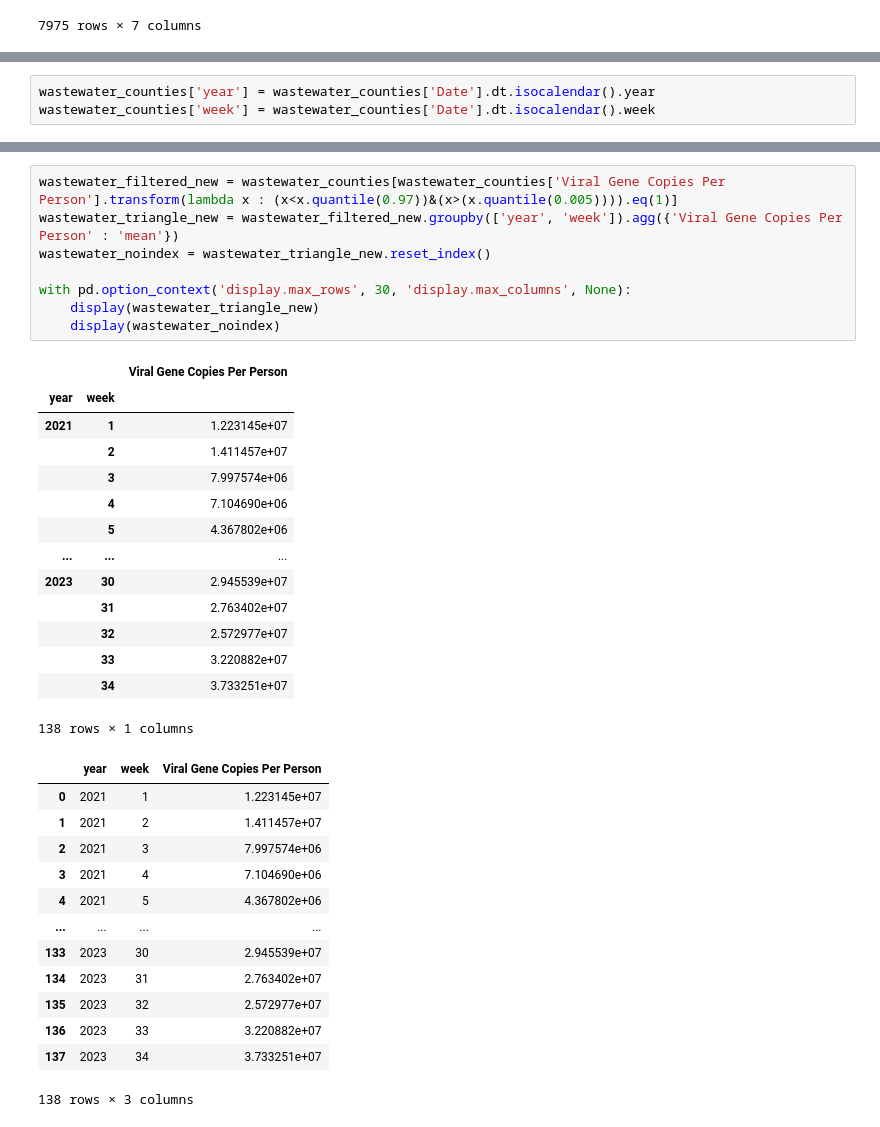
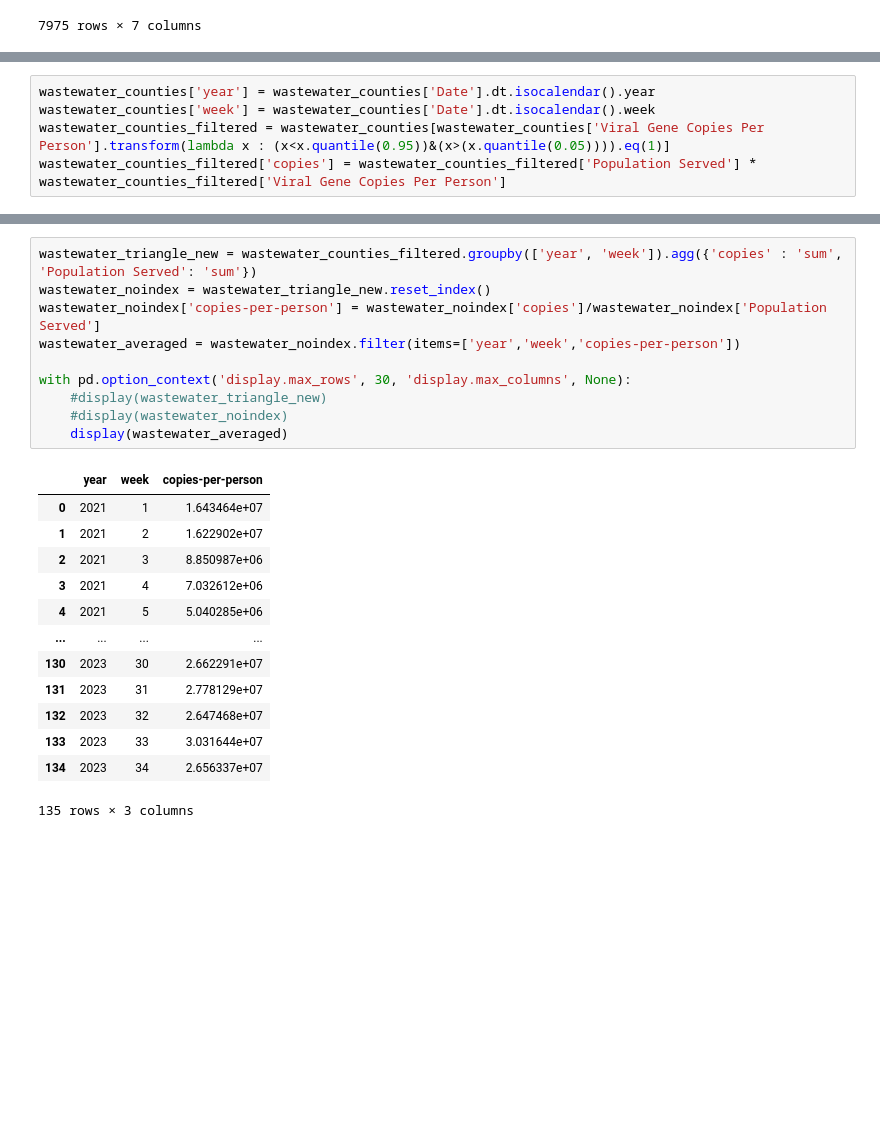
Before and after one commit to rossgrady/covid-wastewater, a Jupyter notebook: wastewater-triangle.ipynb, the cells around one changed output, grey strips where cells are left out. Drawn from its saved outputs; the diff is of its cells as text; blank space fills up the shorter version.

```diff
--- a/wastewater-triangle.ipynb
+++ b/wastewater-triangle.ipynb
@@ -45,5 +38,7 @@ array(['Stanly', 'Wake', 'Orange', 'Mecklenburg', 'Swain,jackson',
 # %%
 wastewater_counties['year'] = wastewater_counties['Date'].dt.isocalendar().year
 wastewater_counties['week'] = wastewater_counties['Date'].dt.isocalendar().week
+wastewater_counties_filtered = wastewater_counties[wastewater_counties['Viral Gene Copies Per Person'].transform(lambda x : (x<x.quantile(0.95))&(x>(x.quantile(0.05)))).eq(1)]
+wastewater_counties_filtered['copies'] = wastewater_counties_filtered['Population Served'] * wastewater_counties_filtered['Viral Gene Copies Per Person']
 # %%
 with pd.option_context('display.max_rows', 30, 'display.max_columns', None):
@@ -65,37 +60,25 @@ with pd.option_context('display.max_rows', 30, 'display.max_columns', None):
 # %%
-wastewater_filtered_new = wastewater_counties[wastewater_counties['Viral Gene Copies Per Person'].transform(lambda x : (x<x.quantile(0.97))&(x>(x.quantile(0.005)))).eq(1)]
-wastewater_triangle_new = wastewater_filtered_new.groupby(['year', 'week']).agg({'Viral Gene Copies Per Person' : 'mean'})
+wastewater_triangle_new = wastewater_counties_filtered.groupby(['year', 'week']).agg({'copies' : 'sum', 'Population Served': 'sum'})
 wastewater_noindex = wastewater_triangle_new.reset_index()
+wastewater_noindex['copies-per-person'] = wastewater_noindex['copies']/wastewater_noindex['Population Served']
+wastewater_averaged = wastewater_noindex.filter(items=['year','week','copies-per-person'])
 
 with pd.option_context('display.max_rows', 30, 'display.max_columns', None):
-    display(wastewater_triangle_new)
-    display(wastewater_noindex)
+    #display(wastewater_triangle_new)
+    #display(wastewater_noindex)
+    display(wastewater_averaged)
 # %% [output]
-|  |  | Viral Gene Copies Per Person |
-| year | week |  |
-| 2021 | 1 | 1.223145e+07 |
-|  | 2 | 1.411457e+07 |
-|  | 3 | 7.997574e+06 |
-|  | 4 | 7.104690e+06 |
-|  | 5 | 4.367802e+06 |
-| ... | ... | ... |
-| 2023 | 30 | 2.945539e+07 |
-|  | 31 | 2.763402e+07 |
-|  | 32 | 2.572977e+07 |
-|  | 33 | 3.220882e+07 |
-|  | 34 | 3.733251e+07 |
+|  | year | week | copies-per-person |
+| 0 | 2021 | 1 | 1.643464e+07 |
+| 1 | 2021 | 2 | 1.622902e+07 |
+| 2 | 2021 | 3 | 8.850987e+06 |
+| 3 | 2021 | 4 | 7.032612e+06 |
+| 4 | 2021 | 5 | 5.040285e+06 |
+| ... | ... | ... | ... |
+| 130 | 2023 | 30 | 2.662291e+07 |
+| 131 | 2023 | 31 | 2.778129e+07 |
+| 132 | 2023 | 32 | 2.647468e+07 |
+| 133 | 2023 | 33 | 3.031644e+07 |
+| 134 | 2023 | 34 | 2.656337e+07 |
-138 rows × 1 columns
+135 rows × 3 columns
-|  | year | week | Viral Gene Copies Per Person |
-| 0 | 2021 | 1 | 1.223145e+07 |
-| 1 | 2021 | 2 | 1.411457e+07 |
-| 2 | 2021 | 3 | 7.997574e+06 |
-| 3 | 2021 | 4 | 7.104690e+06 |
-| 4 | 2021 | 5 | 4.367802e+06 |
-| ... | ... | ... | ... |
-| 133 | 2023 | 30 | 2.945539e+07 |
-| 134 | 2023 | 31 | 2.763402e+07 |
-| 135 | 2023 | 32 | 2.572977e+07 |
-| 136 | 2023 | 33 | 3.220882e+07 |
-| 137 | 2023 | 34 | 3.733251e+07 |
-138 rows × 3 columns
 # %%
```
Also changed, not shown: parts of 6 cells of this notebook, 1 other file.
